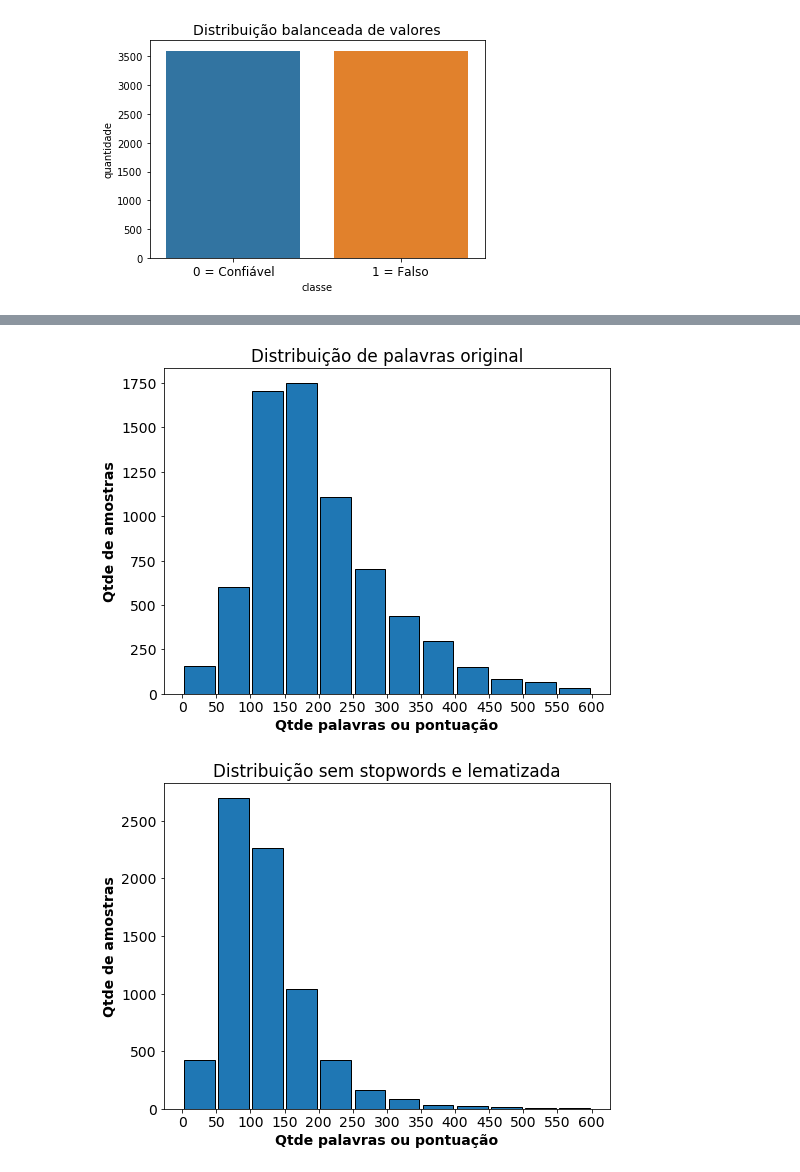
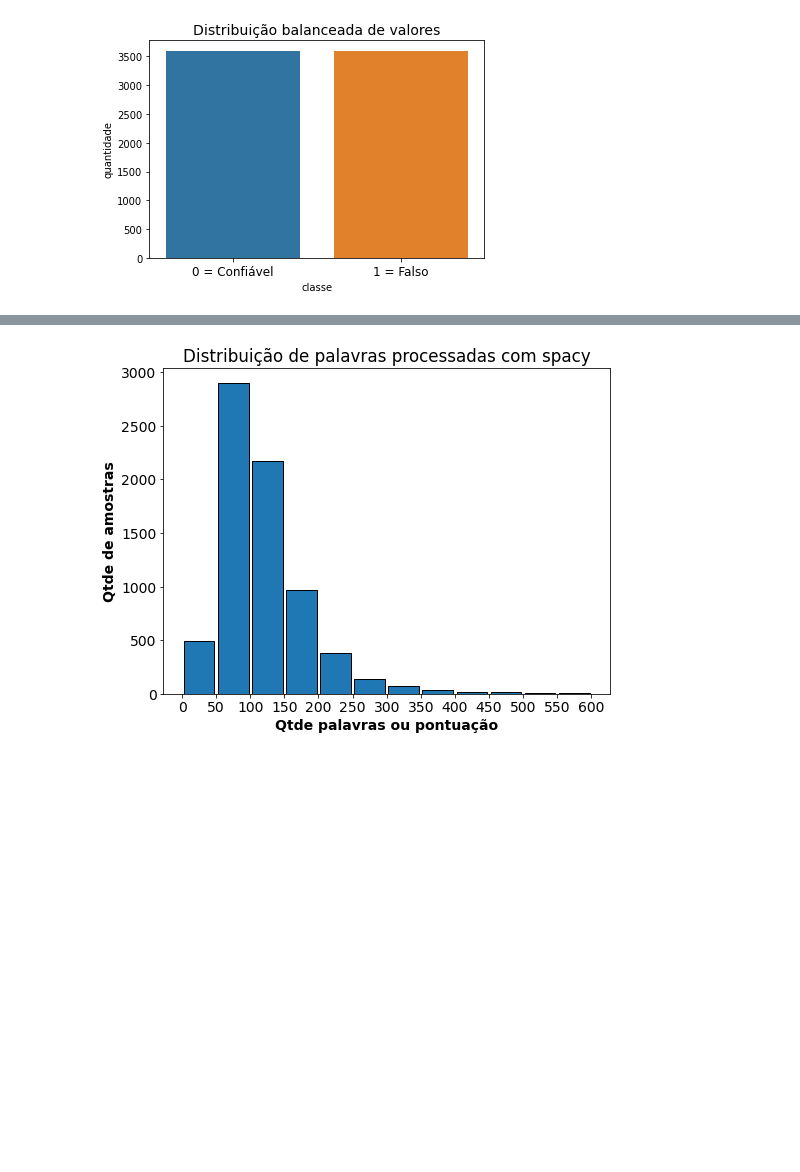
Before and after one commit to caesarcc/python-api-url-check, a Jupyter notebook: jupyter/classificacao_passo01_pre_processamento_exploracao.ipynb, the cells around one changed output, grey strips where cells are left out. Drawn from its saved outputs; the diff is of its cells as text; code cells hidden in the pictures; blank space fills up the shorter version.

```diff
--- a/jupyter/classificacao_passo01_pre_processamento_exploracao.ipynb
+++ b/jupyter/classificacao_passo01_pre_processamento_exploracao.ipynb
@@ -111,16 +132,20 @@ nlp = spacy.load("pt_core_news_sm")
 # %%
-# Processamento com Spacy para Lematização
+# Processamento com Spacy
+import pt_core_news_sm
+nlp = pt_core_news_sm.load()
+
 # Lemmatizer (o resultado é a raiz da palavra que existe na gramática, mantendo o contexto)
 # Stemming (palavra resultante pode não existir, apenas reduz a dimencionalidade)
 
-# Remover stopwords
-dados["texto_sem_stop"] = dados.texto_limpo.apply(lambda texto:
-                                          " ".join(token.text for token in nlp(texto)
-                                                   if not token.is_stop))
+# Remover stopwords, pontuação e lematizar
+def processo_spacy(texto):
+    retorno = []
+    for token in nlp(texto):
+      if not (token.is_stop or token.is_punct):
+        retorno.append(token.lemma_)
+    return " ".join(retorno)
 
-# Lematizar
-dados["texto_lematizado"] = dados.texto_sem_stop.apply(lambda texto:
-                                          " ".join(token.lemma_ for token in nlp(texto)))
+dados["texto_processado"] = dados.texto_limpo.apply(processo_spacy)
 # %%
 # Confere resultados visualmente
 dados.sample(n=5)
@@ -134,6 +159,5 @@ dados.sample(n=5)
-# %%
-distribiucao_palavras(dados, "texto", "Distribuição de palavras original")
-distribiucao_palavras(dados, "texto_lematizado", "Distribuição sem stopwords e lematizada")
-# %% [output]
-[figure, removed]
-[figure, removed]
+# %%
+# A distribuição mudou e temo ter problemas de viés com a frases mais longas
+distribiucao_palavras(dados, "texto_processado", "Distribuição de palavras processadas com spacy")
+# %% [output]
+[figure, added]
```
Also changed, not shown: parts of 15 cells of this notebook.
